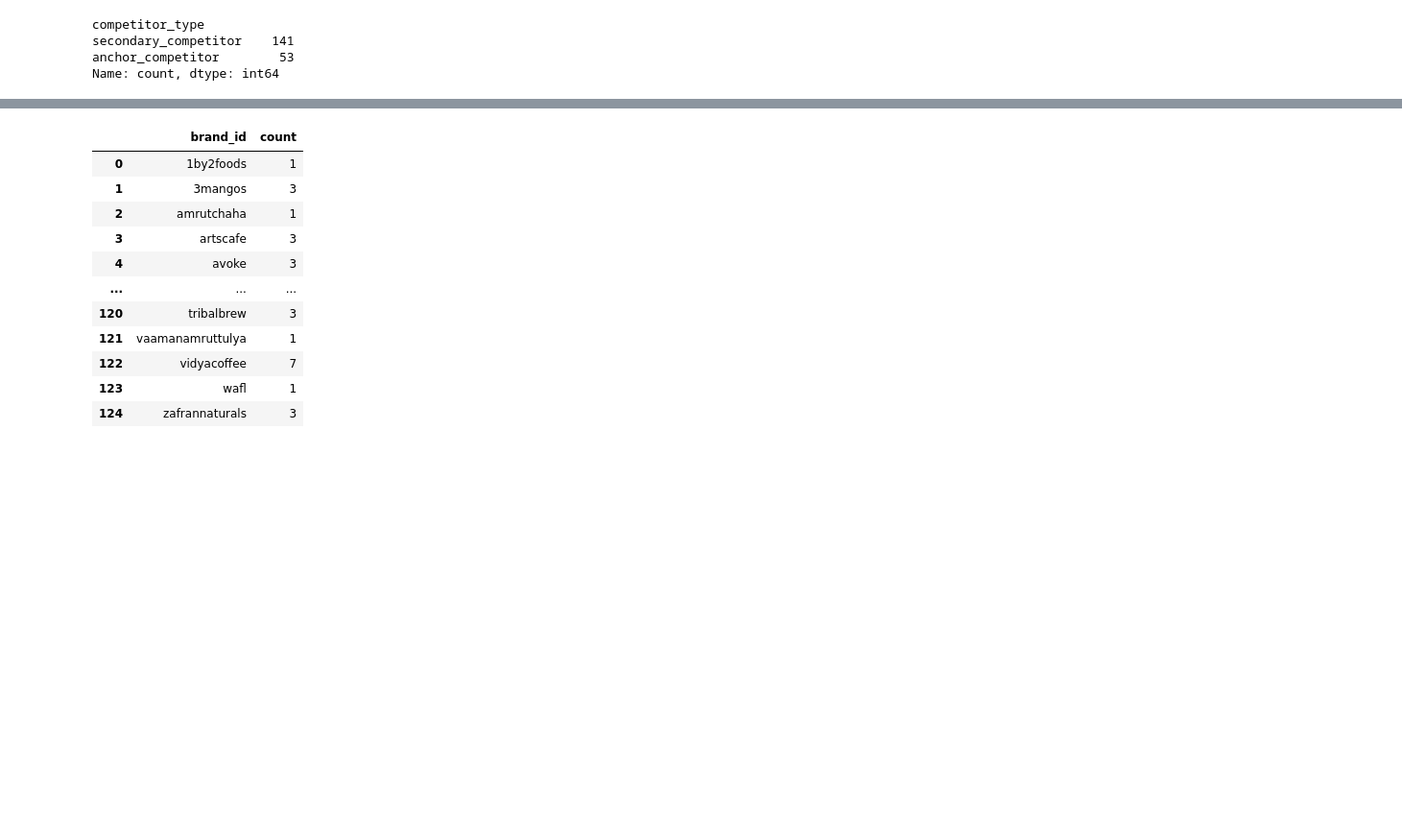
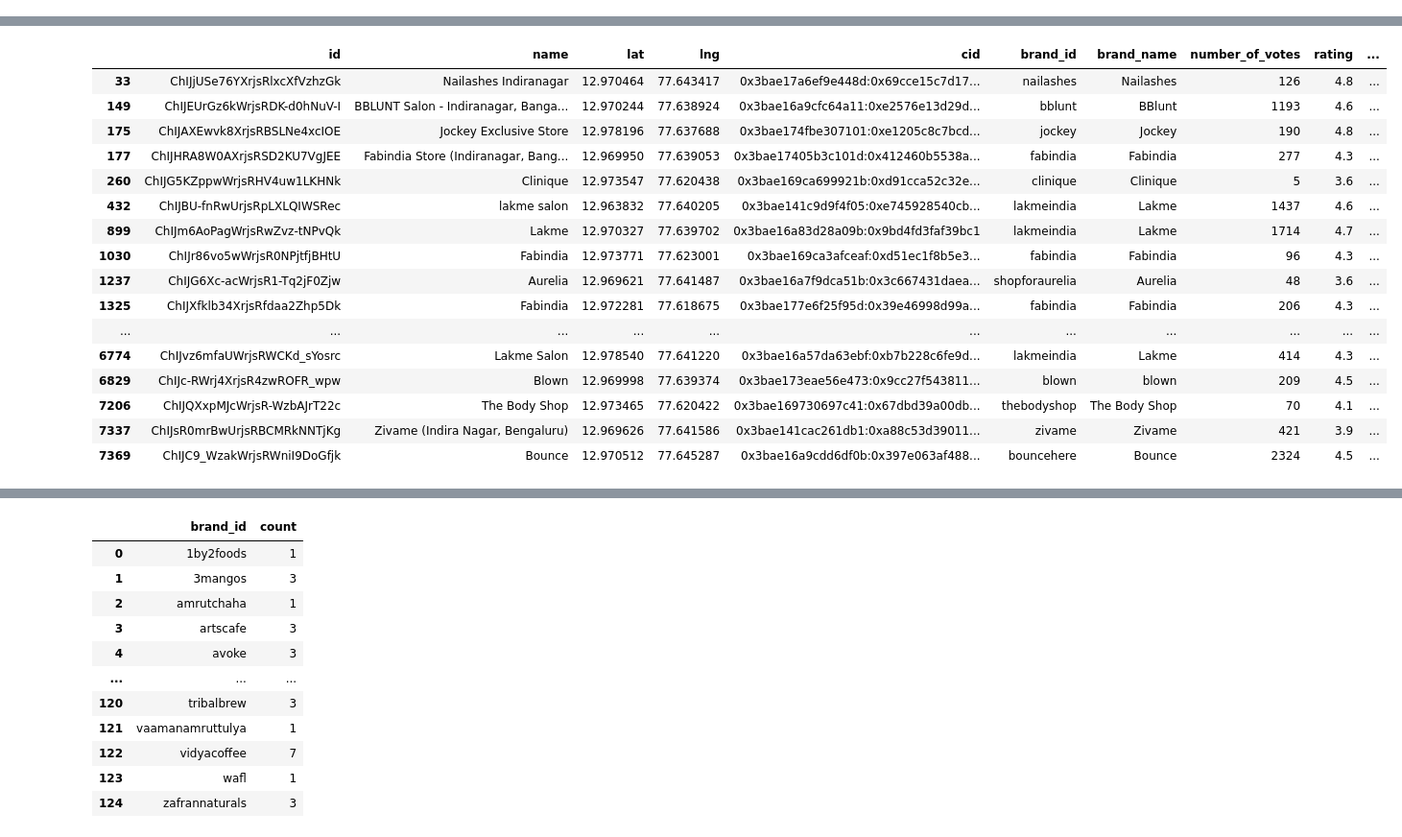
Before and after one commit to Jyotiraditya-kumar/SiteReportsV2, a Jupyter notebook: notebooks/competitors.ipynb, the cells around one changed output, grey strips where cells are left out. Shown at 96% size. Cells and saved outputs as stored; diff of their text form; code cells hidden in the pictures; blank space fills up the shorter version.

```diff
--- a/notebooks/competitors.ipynb
+++ b/notebooks/competitors.ipynb
@@ -66,2 +68,14 @@ def get_competitors(site_id):
+# %%
+c = [{'competitor_type': "anchor_competitor", "type": 'brands',
+      "filter": ['blown', 'bouncehere', 'bblunt', 'nailashes', 'nykdbynykaa', 'sugarcosmetics', 'globaldesi',
+                 'naturals', 'shopforaurelia', 'biba', 'yesmadam', 'rangriti', 'nykaa', 'nailbox',
+                 'bibaindia', 'fabindia']},
+     {"competitor_type": "secondary_competitor", "type": "brands",
+      "filter": ['forestessentialsindia', 'colorbarcosmetics', 'lakmeindia', 'lakmesalon', ]},
+     {"competitor_type": "secondary_competitor", "type": "query",
+      "filter": "category.isin(['cosmetic']) "},
+     {"competitor_type": "primary_competitor", "type": "brands",
+      "filter": ['jockeyindia', 'zivame', 'nykdbynykaa', 'enamor', 'adityabirla', 'vanheusenindia',
+                 'jockey']}]
 # %%
 def get_competitors(site_id):
@@ -101,7 +103,7 @@ def get_competitors(site_id):
     df = df.query("~competitor_type.isna()")
     return df
 # %%
-sids = ['130631_776205', '128873_775969']
+sids = ['129696_776307', '130959_775791']
 for sid in sids[:]:
     df = get_competitors(sid)
     df.to_csv(f"/home/jyotiraditya/PycharmProjects/SiteReports/data/projects_data/{sid}/competitors.csv")
@@ -108,7 +113,3 @@ for sid in sids[:]:
 # %%
-df['competitor_type'].value_counts()
+get_competitors(sids[0])
 # %% [output]
-competitor_type
-secondary_competitor    141
-anchor_competitor        53
-Name: count, dtype: int64
@@ -115,3 +117,20 @@ Name: count, dtype: int64
+|  | id | name | lat | lng | cid | brand_id | brand_name | number_of_votes | rating | ... |
+| 33 | ChIJjUSe76YXrjsRlxcXfVzhzGk | Nailashes Indiranagar | 12.970464 | 77.643417 | 0x3bae17a6ef9e448d:0x69cce15c7d17... | nailashes | Nailashes | 126 | 4.8 | ... |
+| 149 | ChIJEUrGz6kWrjsRDK-d0hNuV-I | BBLUNT Salon - Indiranagar, Banga... | 12.970244 | 77.638924 | 0x3bae16a9cfc64a11:0xe2576e13d29d... | bblunt | BBlunt | 1193 | 4.6 | ... |
+| 175 | ChIJAXEwvk8XrjsRBSLNe4xcIOE | Jockey Exclusive Store | 12.978196 | 77.637688 | 0x3bae174fbe307101:0xe1205c8c7bcd... | jockey | Jockey | 190 | 4.8 | ... |
+| 177 | ChIJHRA8W0AXrjsRSD2KU7VgJEE | Fabindia Store (Indiranagar, Bang... | 12.969950 | 77.639053 | 0x3bae17405b3c101d:0x412460b5538a... | fabindia | Fabindia | 277 | 4.3 | ... |
+| 260 | ChIJG5KZppwWrjsRHV4uw1LKHNk | Clinique | 12.973547 | 77.620438 | 0x3bae169ca699921b:0xd91cca52c32e... | clinique | Clinique | 5 | 3.6 | ... |
+| 432 | ChIJBU-fnRwUrjsRpLXLQIWSRec | lakme salon | 12.963832 | 77.640205 | 0x3bae141c9d9f4f05:0xe745928540cb... | lakmeindia | Lakme | 1437 | 4.6 | ... |
+| 899 | ChIJm6AoPagWrjsRwZvz-tNPvQk | Lakme | 12.970327 | 77.639702 | 0x3bae16a83d28a09b:0x9bd4fd3faf39bc1 | lakmeindia | Lakme | 1714 | 4.7 | ... |
+| 1030 | ChIJr86vo5wWrjsR0NPjtfjBHtU | Fabindia | 12.973771 | 77.623001 | 0x3bae169ca3afceaf:0xd51ec1f8b5e3... | fabindia | Fabindia | 96 | 4.3 | ... |
+| 1237 | ChIJG6Xc-acWrjsR1-Tq2jF0Zjw | Aurelia | 12.969621 | 77.641487 | 0x3bae16a7f9dca51b:0x3c667431daea... | shopforaurelia | Aurelia | 48 | 3.6 | ... |
+| 1325 | ChIJXfklb34XrjsRfdaa2Zhp5Dk | Fabindia | 12.972281 | 77.618675 | 0x3bae177e6f25f95d:0x39e46998d99a... | fabindia | Fabindia | 206 | 4.3 | ... |
+| ... | ... | ... | ... | ... | ... | ... | ... | ... | ... | ... |
+| 6774 | ChIJvz6mfaUWrjsRWCKd_sYosrc | Lakme Salon | 12.978540 | 77.641220 | 0x3bae16a57da63ebf:0xb7b228c6fe9d... | lakmeindia | Lakme | 414 | 4.3 | ... |
+| 6829 | ChIJc-RWrj4XrjsR4zwROFR_wpw | Blown | 12.969998 | 77.639374 | 0x3bae173eae56e473:0x9cc27f543811... | blown | blown | 209 | 4.5 | ... |
+| 7206 | ChIJQXxpMJcWrjsR-WzbAJrT22c | The Body Shop | 12.973465 | 77.620422 | 0x3bae169730697c41:0x67dbd39a00db... | thebodyshop | The Body Shop | 70 | 4.1 | ... |
+| 7337 | ChIJsR0mrBwUrjsRBCMRkNNTjKg | Zivame (Indira Nagar, Bengaluru) | 12.969626 | 77.641586 | 0x3bae141cac261db1:0xa88c53d39011... | zivame | Zivame | 421 | 3.9 | ... |
+| 7369 | ChIJC9_WzakWrjsRWniI9DoGfjk | Bounce | 12.970512 | 77.645287 | 0x3bae16a9cdd6df0b:0x397e063af488... | bouncehere | Bounce | 2324 | 4.5 | ... |
 # %%
 df.to_csv(f"/home/jyotiraditya/PycharmProjects/SiteReports/data/projects_data/{sid}/competitors.csv")
 # %%
```
Also changed, not shown: parts of 7 cells of this notebook, 19 other files.
